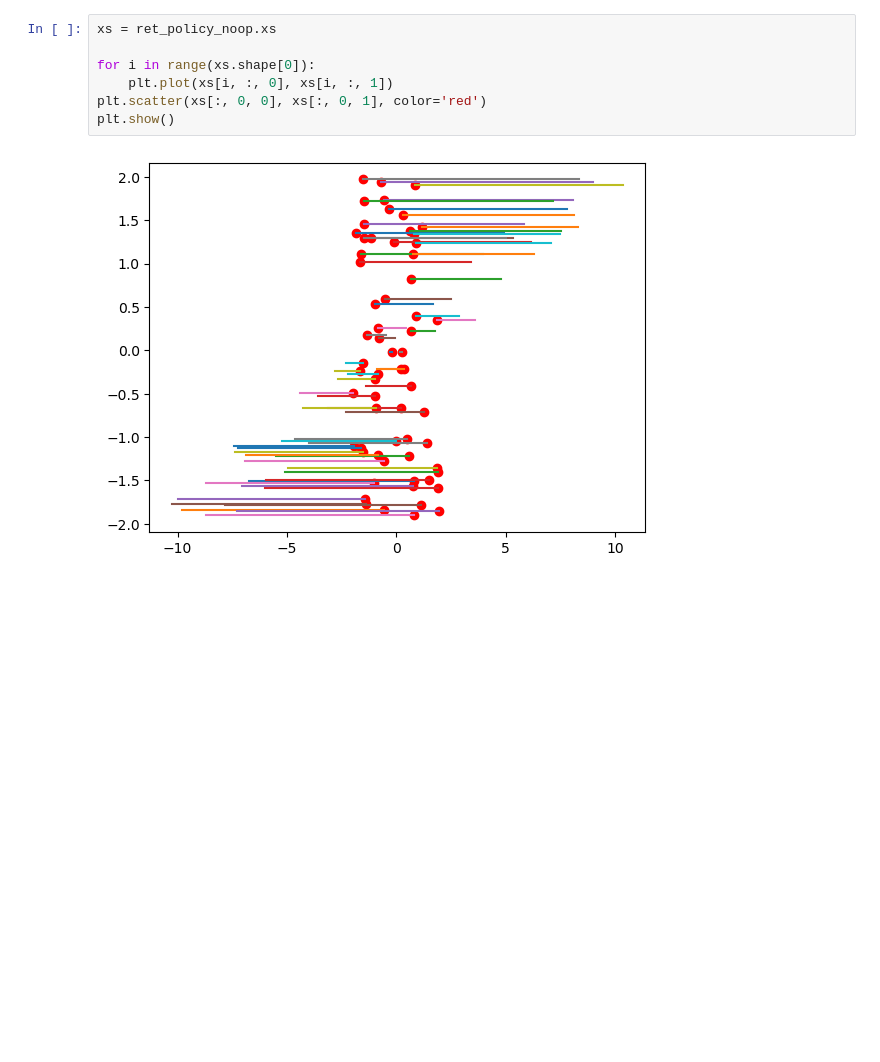
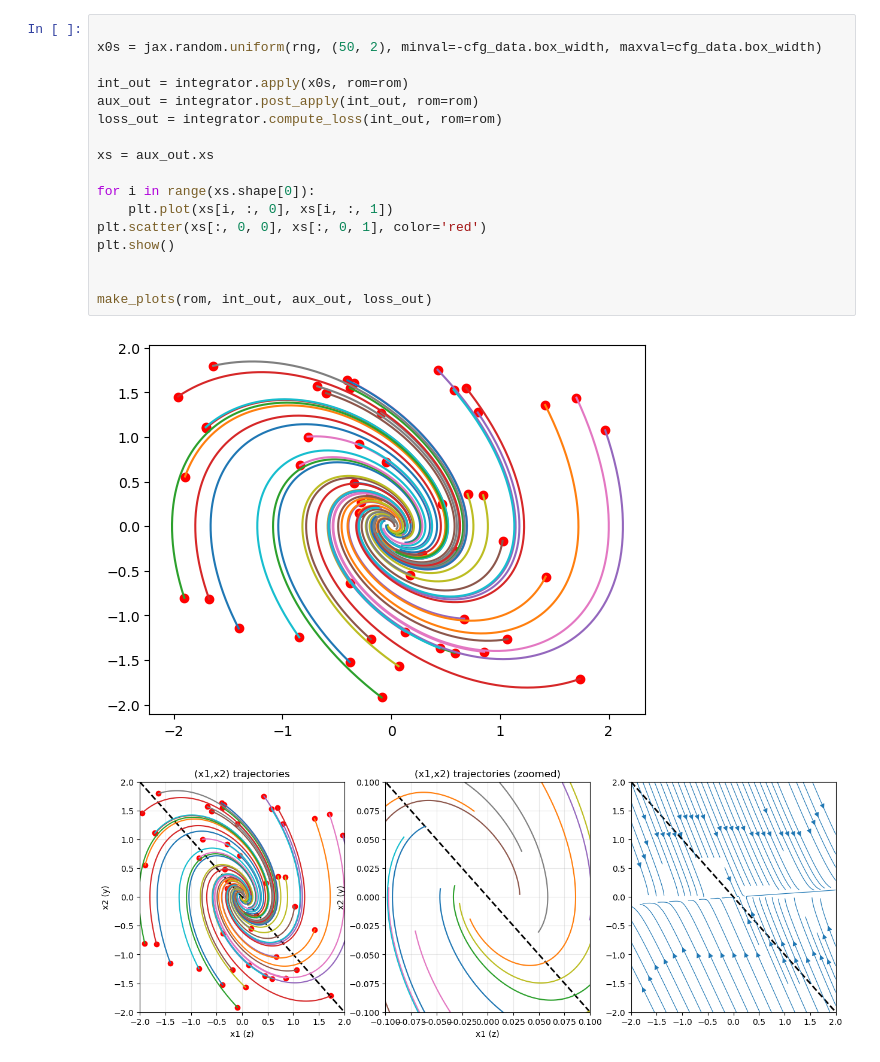
Before and after one commit to kylewang1999/zd_policy, a Jupyter notebook: scripts/main.ipynb, the cells around one changed output. Cells and saved outputs as stored; diff of their text form; blank space fills up the shorter version.

```diff
--- a/scripts/main.ipynb
+++ b/scripts/main.ipynb
@@ -195,9 +169,20 @@ The autoreload extension is already loaded. To reload it, use:
-# %%
-xs = ret_policy_noop.xs
-
-for i in range(xs.shape[0]):
-    plt.plot(xs[i, :, 0], xs[i, :, 1])
-plt.scatter(xs[:, 0, 0], xs[:, 0, 1], color='red')
-plt.show()
-# %% [output]
-[figure, removed]
+# %%
+
+x0s = jax.random.uniform(rng, (50, 2), minval=-cfg_data.box_width, maxval=cfg_data.box_width)
+
+int_out = integrator.apply(x0s, rom=rom)
+aux_out = integrator.post_apply(int_out, rom=rom)
+loss_out = integrator.compute_loss(int_out, rom=rom)
+
+xs = aux_out.xs
+
+for i in range(xs.shape[0]):
+    plt.plot(xs[i, :, 0], xs[i, :, 1])
+plt.scatter(xs[:, 0, 0], xs[:, 0, 1], color='red')
+plt.show()
+
+
+make_plots(rom, int_out, aux_out, loss_out)
+# %% [output]
+[figure, added]
+[figure, added]
```
Also changed, not shown: parts of 9 cells of this notebook, 3 other files.
